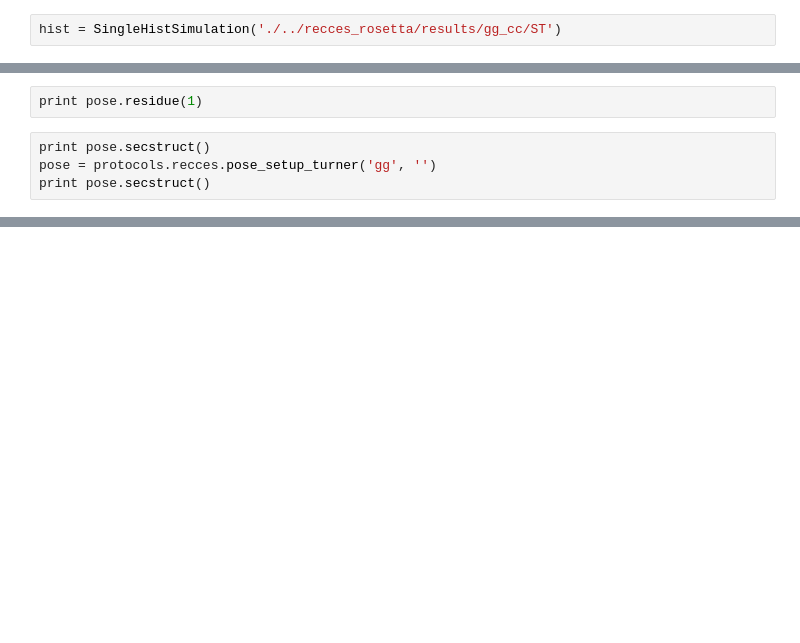
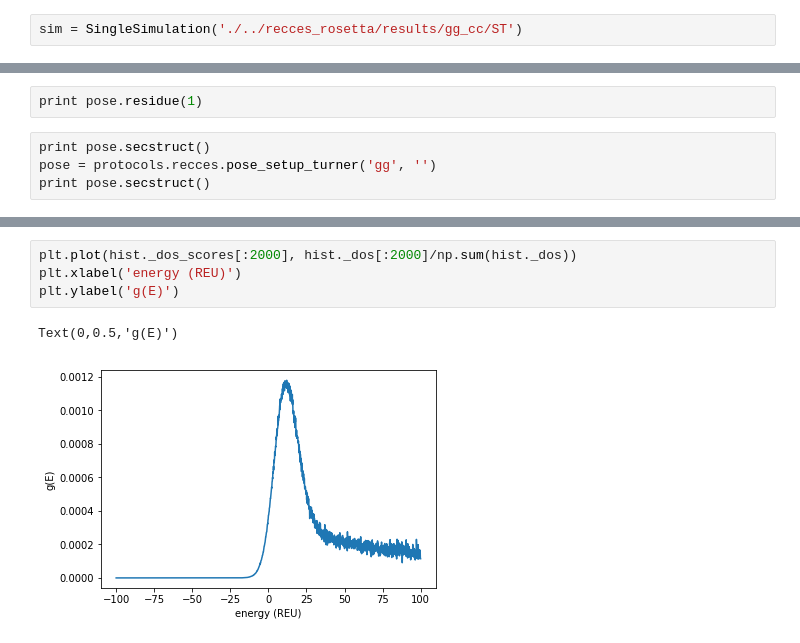
Before and after one commit to maa805/mining-minima, a Jupyter notebook: mining_minima_nucleic_acids.ipynb, the cells around one changed output, grey strips where cells are left out. Drawn from its saved outputs; the diff is of its cells as text; blank space fills up the shorter version.

```diff
--- a/mining_minima_nucleic_acids.ipynb
+++ b/mining_minima_nucleic_acids.ipynb
@@ -777,7 +807,7 @@ print sim.value - sim._avg_energy
 # %%
 clear sim
 # %%
-hist = SingleHistSimulation('./../recces_rosetta/results/gg_cc/ST')
+sim = SingleSimulation('./../recces_rosetta/results/gg_cc/ST')
 # %%
 plt.plot(hist._dos_scores[:-1], hist._dos[:-1]*np.exp(-hist._dos_scores[:-1]))
 # %%
@@ -807,0 +866,7 @@ NameError: name 'fuck' is not defined
+# %%
+plt.plot(hist._dos_scores[:2000], hist._dos[:2000]/np.sum(hist._dos))
+plt.xlabel('energy (REU)')
+plt.ylabel('g(E)')
+# %% [output]
+Text(0,0.5,'g(E)')
+[figure, added]
```
Also changed, not shown: parts of 26 cells of this notebook, 12 other files.
